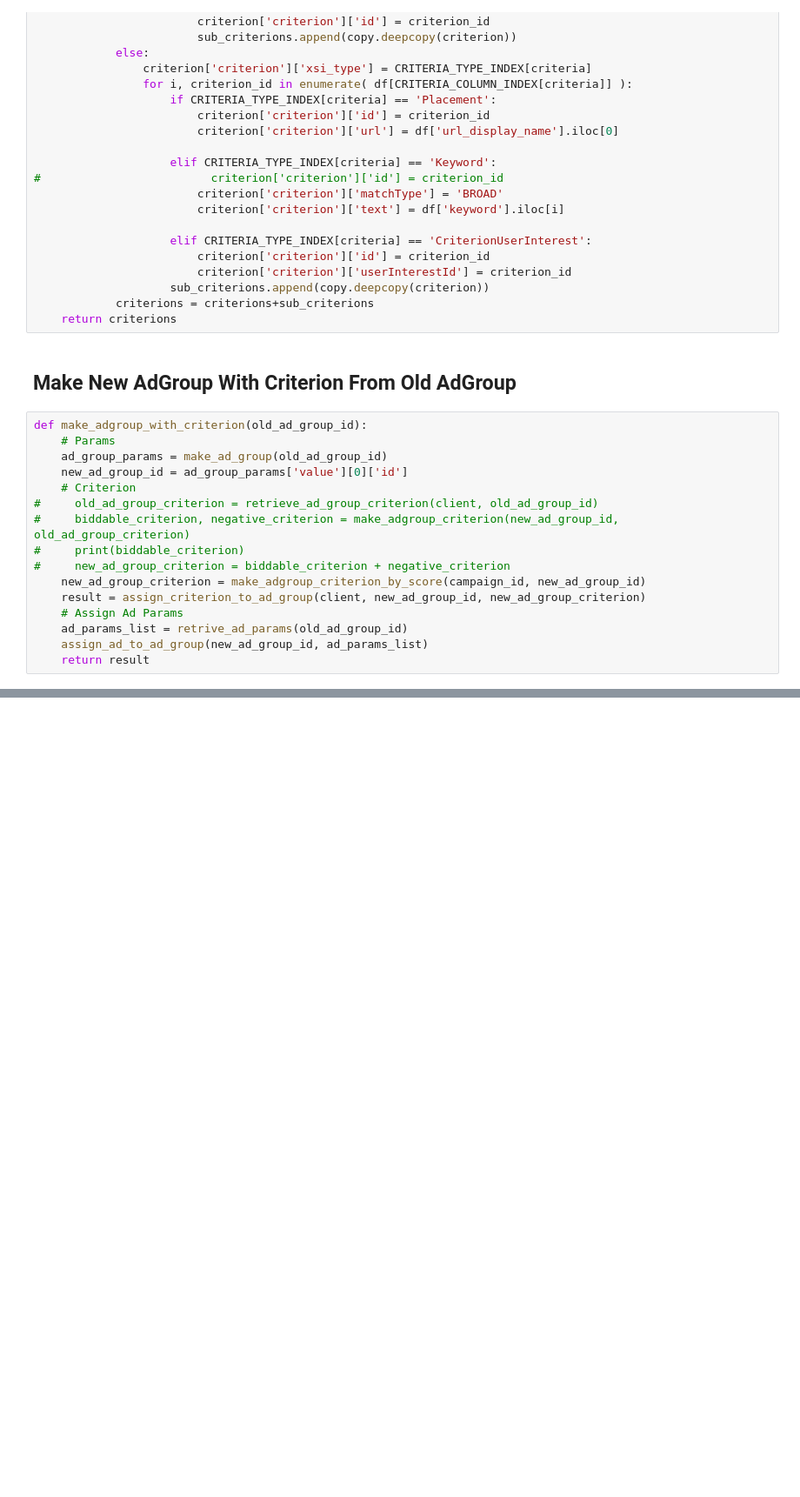
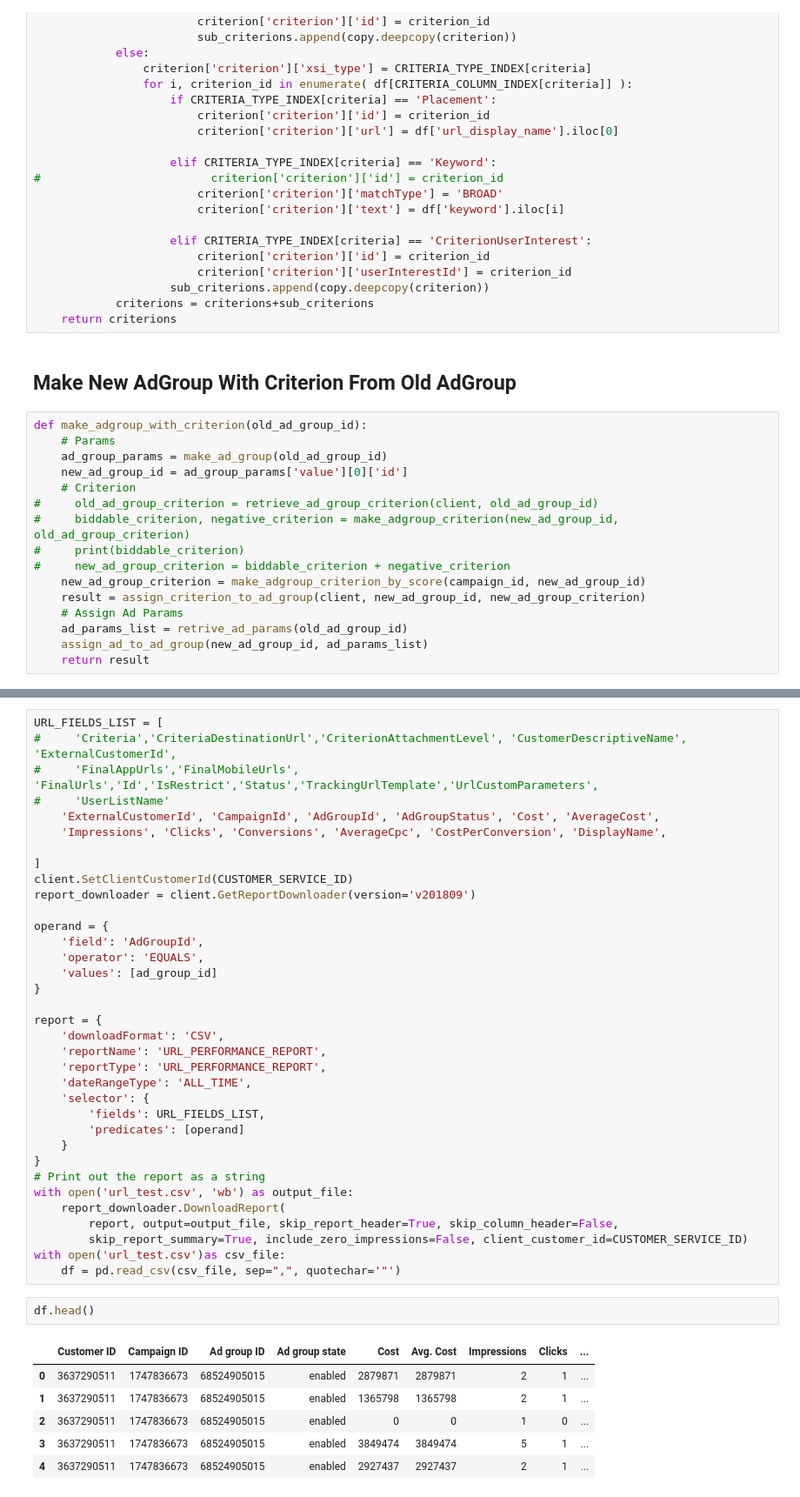
Before and after one commit to TimJLS/adset_interest_parse, a Jupyter notebook: ai_optimizer/GDN.ipynb, the cells around one changed output, grey strips where cells are left out. Shown at 87% size. Saved outputs shown, nothing was run; the diff lists cells and outputs as text; blank space fills up the shorter version.

Commit message:
2019/04/26 gdn external mutant adgroup generate

```diff
--- a/ai_optimizer/GDN.ipynb
+++ b/ai_optimizer/GDN.ipynb
@@ -698,0 +815,44 @@ SCORE_INDEX
+# %%
+URL_FIELDS_LIST = [
+#     'Criteria','CriteriaDestinationUrl','CriterionAttachmentLevel', 'CustomerDescriptiveName', 'ExternalCustomerId',
+#     'FinalAppUrls','FinalMobileUrls', 'FinalUrls','Id','IsRestrict','Status','TrackingUrlTemplate','UrlCustomParameters',
+#     'UserListName'
+    'ExternalCustomerId', 'CampaignId', 'AdGroupId', 'AdGroupStatus', 'Cost', 'AverageCost',
+    'Impressions', 'Clicks', 'Conversions', 'AverageCpc', 'CostPerConversion', 'DisplayName',
+
+]
+client.SetClientCustomerId(CUSTOMER_SERVICE_ID)
+report_downloader = client.GetReportDownloader(version='v201809')
+
+operand = {
+    'field': 'AdGroupId',
+    'operator': 'EQUALS',
+    'values': [ad_group_id]
+}
+
+report = {
+    'downloadFormat': 'CSV',
+    'reportName': 'URL_PERFORMANCE_REPORT',
+    'reportType': 'URL_PERFORMANCE_REPORT',
+    'dateRangeType': 'ALL_TIME',
+    'selector': {
+        'fields': URL_FIELDS_LIST,
+        'predicates': [operand]
+    }
+}
+# Print out the report as a string
+with open('url_test.csv', 'wb') as output_file:
+    report_downloader.DownloadReport(
+        report, output=output_file, skip_report_header=True, skip_column_header=False,
+        skip_report_summary=True, include_zero_impressions=False, client_customer_id=CUSTOMER_SERVICE_ID)
+with open('url_test.csv')as csv_file:
+    df = pd.read_csv(csv_file, sep=",", quotechar='"')
+# %%
+df.head()
+# %% [output]
+|  | Customer ID | Campaign ID | Ad group ID | Ad group state | Cost | Avg. Cost | Impressions | Clicks | ... |
+| 0 | 3637290511 | 1747836673 | 68524905015 | enabled | 2879871 | 2879871 | 2 | 1 | ... |
+| 1 | 3637290511 | 1747836673 | 68524905015 | enabled | 1365798 | 1365798 | 2 | 1 | ... |
+| 2 | 3637290511 | 1747836673 | 68524905015 | enabled | 0 | 0 | 1 | 0 | ... |
+| 3 | 3637290511 | 1747836673 | 68524905015 | enabled | 3849474 | 3849474 | 5 | 1 | ... |
+| 4 | 3637290511 | 1747836673 | 68524905015 | enabled | 2927437 | 2927437 | 2 | 1 | ... |
```
Also changed, not shown: parts of 15 cells of this notebook, 7 other files.
